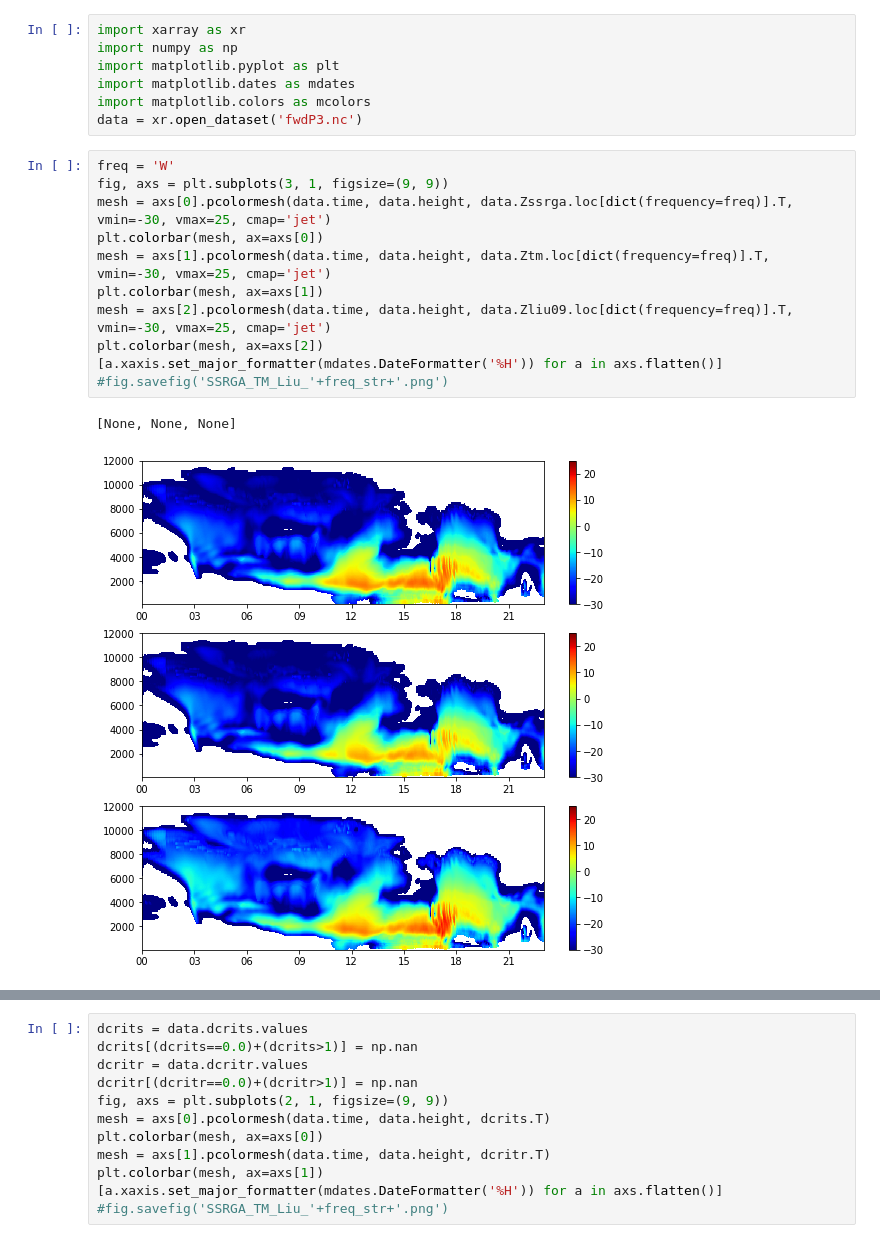
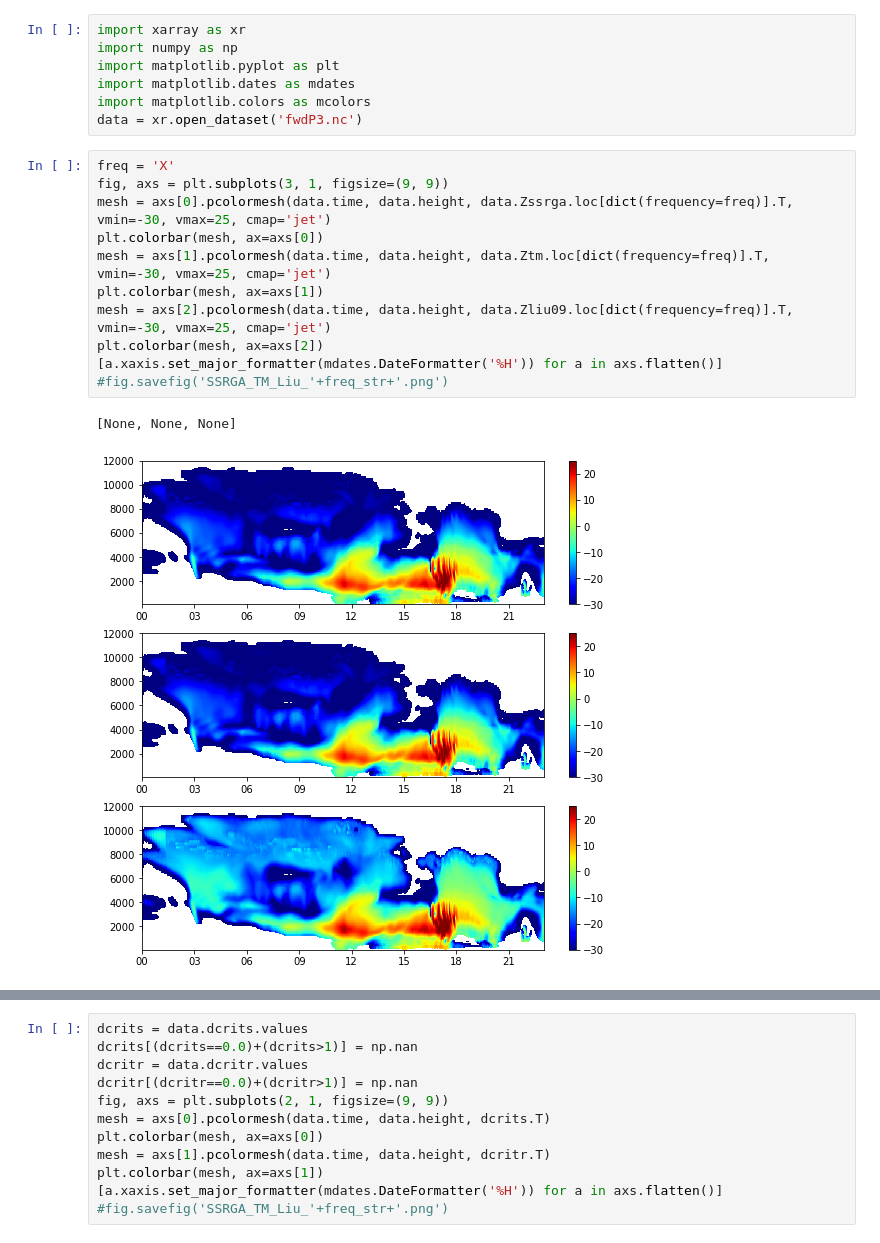
Before and after one commit to OPTIMICe-team/cloud-microphysics, a Jupyter notebook: P3/ncLoadPlot.ipynb, the cells around one changed output, grey strips where cells are left out. Cells and saved outputs as stored; diff of their text form.

```diff
--- a/P3/ncLoadPlot.ipynb
+++ b/P3/ncLoadPlot.ipynb
@@ -6,18 +6,18 @@ import matplotlib.dates as mdates
 import matplotlib.colors as mcolors
 data = xr.open_dataset('fwdP3.nc')
 # %%
-freq = 'W'
+freq = 'X'
 fig, axs = plt.subplots(3, 1, figsize=(9, 9))
 mesh = axs[0].pcolormesh(data.time, data.height, data.Zssrga.loc[dict(frequency=freq)].T, vmin=-30, vmax=25, cmap='jet')
 plt.colorbar(mesh, ax=axs[0])
 mesh = axs[1].pcolormesh(data.time, data.height, data.Ztm.loc[dict(frequency=freq)].T, vmin=-30, vmax=25, cmap='jet')
 plt.colorbar(mesh, ax=axs[1])
 mesh = axs[2].pcolormesh(data.time, data.height, data.Zliu09.loc[dict(frequency=freq)].T, vmin=-30, vmax=25, cmap='jet')
 plt.colorbar(mesh, ax=axs[2])
 [a.xaxis.set_major_formatter(mdates.DateFormatter('%H')) for a in axs.flatten()]
 #fig.savefig('SSRGA_TM_Liu_'+freq_str+'.png')
 # %% [output]
 [None, None, None]
-[figure, old version]
+[figure, new version]
 # %%
 fig, axs = plt.subplots(2, 1, figsize=(9, 9))
```
Also changed, not shown: parts of 1 cell of this notebook, 1 other file.
